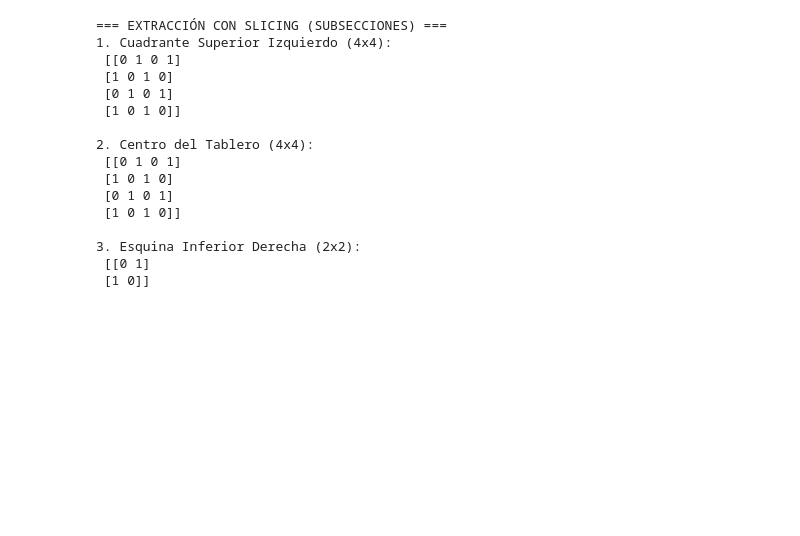
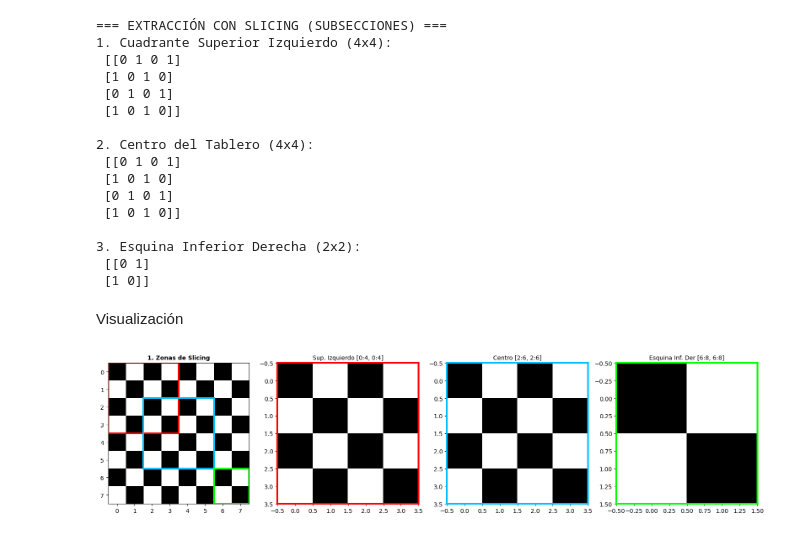
Before and after one commit to HiromiAl/Equipo_1_Curso_Pandas, a Jupyter notebook: Mision_Práctica_El_Tablero_de_Ajedrez.ipynb, the cells around one changed output. Drawn from its saved outputs; the diff is of its cells as text; code cells hidden in the pictures; blank space fills up the shorter version.

```diff
--- a/Mision_Práctica_El_Tablero_de_Ajedrez.ipynb
+++ b/Mision_Práctica_El_Tablero_de_Ajedrez.ipynb
@@ -70,3 +85,56 @@ print("\n3. Esquina Inferior Derecha (2x2):\n", esquina_inf_der)
 3. Esquina Inferior Derecha (2x2):
  [[0 1]
  [1 0]]
+# %% [markdown]
+Visualización
+# %%
+import matplotlib.patches as patches
+import matplotlib.pyplot as plt
+
+# Configurar 4 subgráficos en una sola fila
+fig, axes = plt.subplots(1, 4, figsize=(16, 4))
+
+# 1. Tablero con las zonas de Slicing marcadas (Primer subgráfico: axes[0])
+axes[0].imshow(tablero, cmap='gray')
+axes[0].set_title('1. Zonas de Slicing', fontsize=10, fontweight='bold')
+
+# Marcos de colores
+marco_rojo = patches.Rectangle(
+    (-0.5, -0.5), 4, 4, linewidth=3, edgecolor='red', facecolor='none'
+)
+marco_azul = patches.Rectangle(
+    (1.5, 1.5), 4, 4, linewidth=3, edgecolor='deepskyblue', facecolor='none'
+)
+marco_verde = patches.Rectangle(
+    (5.5, 5.5), 2, 2, linewidth=3, edgecolor='lime', facecolor='none'
+)
+
+axes[0].add_patch(marco_rojo)
+axes[0].add_patch(marco_azul)
+axes[0].add_patch(marco_verde)
+
+# 2. Cuadrante Superior Izquierdo (Rojo) -> axes[1]
+axes[1].imshow(cuadrante_sup_izq, cmap='gray')
+axes[1].set_title('Sup. Izquierdo [0:4, 0:4]', fontsize=10)
+for spine in axes[1].spines.values():
+  spine.set_edgecolor('red')
+  spine.set_linewidth(3)
+
+# 3. Centro del Tablero (Azul) -> axes[2]
+axes[2].imshow(centro_tablero, cmap='gray')
+axes[2].set_title('Centro [2:6, 2:6]', fontsize=10)
+for spine in axes[2].spines.values():
+  spine.set_edgecolor('deepskyblue')
+  spine.set_linewidth(3)
+
+# 4. Esquina Inferior Derecha (Verde) -> axes[3]
+axes[3].imshow(esquina_inf_der, cmap='gray')
+axes[3].set_title('Esquina Inf. Der [6:8, 6:8]', fontsize=10)
+for spine in axes[3].spines.values():
+  spine.set_edgecolor('lime')
+  spine.set_linewidth(3)
+
+plt.tight_layout()
+plt.show()
+# %% [output]
+[figure, added]
```
Also changed, not shown: parts of 2 cells of this notebook.
